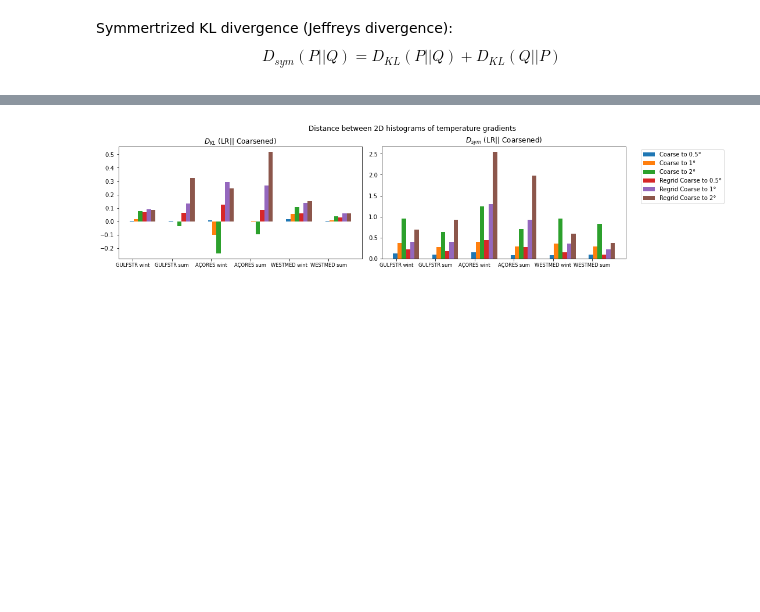
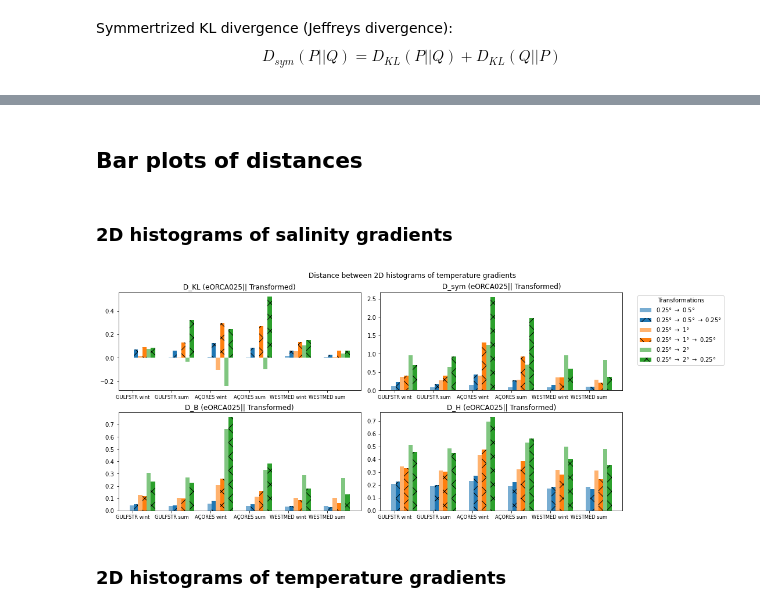
Before and after one commit to anastasiaGor/oceanDataNotebooks, a Jupyter notebook: gcm_filter/histo_distances.ipynb, the cells around one changed output, grey strips where cells are left out. Drawn from its saved outputs; the diff is of its cells as text; code cells hidden in the pictures; blank space fills up the shorter version.

Commit message:
finished comparison between distances

```diff
--- a/gcm_filter/histo_distances.ipynb
+++ b/gcm_filter/histo_distances.ipynb
@@ -269,7 +229,7 @@ def apply_filter_downsample(dataHR, filter_coef, coarse_window_size) :
 # %%
-filters = [dict({'filter_coef' : 0, 'coarsening_window_size' : 2, 'label' : 'Coarse to 0.5°'}),
-          dict({'filter_coef' : 0, 'coarsening_window_size' : 4, 'label' : 'Coarse to 1°'}),
-          dict({'filter_coef' : 0, 'coarsening_window_size' : 8, 'label' : 'Coarse to 2°'})
+filters = [dict({'filter_coef' : 0, 'coarsening_window_size' : 2, 'label' : r'0.25° $\rightarrow$ 0.5°'}),
+          dict({'filter_coef' : 0, 'coarsening_window_size' : 4, 'label' : r'0.25° $\rightarrow$ 1°'}),
+          dict({'filter_coef' : 0, 'coarsening_window_size' : 8, 'label' : r'0.25° $\rightarrow$ 2°'})
           ]
 # %%
 %%time
@@ -302,7 +264,7 @@ for row in range(len(data)) :
 regrid_method = "bilinear"
 # %%
 for i in range(len(data)) :
-    data[i]['Regrid_LR_mod'] = [dict({'label' : filters[ifilter]['label']}) for ifilter in range(len(filters))]
+    data[i]['Regrid_LR_mod'] = [dict({'label' : filters[ifilter]['label'] +  r' $\rightarrow$ 0.5°'}) for ifilter in range(len(filters))]
 # %%
 %%time
 %%capture --no-display
@@ -485,7 +449,7 @@ for subfig_index, region in enumerate([0,1]) :
     hist_joint = margin_hist(sel_data1, 1, x, y, top_ax, right_ax, big_ax)
     hist_joint = margin_hist(sel_data2, 2, x, y, top_ax, right_ax, big_ax)
     big_ax.set(xlabel=r'$\nabla_x$ Temp', ylabel=r'$\nabla_y$ Temp')
-    big_ax.legend(handles=top_ax.lines, labels=['eORCA025', 'Coarsened to 0.5°', 'Regrid back'], loc='lower right')
+    big_ax.legend(handles=top_ax.lines, labels=['eORCA025', 'Coarsened to 0.5°', 'Regrid back to 0.25°'], loc='lower right')
 
     subfigs[subfig_index].colorbar(hist_joint, ax=cbar_ax, anchor=(0.0, 0.0),pad=0.25,fraction=1.)
 
@@ -566,7 +530,7 @@ for subfig_index, region in enumerate([0,1]) :
     hist_joint = margin_hist(sel_data1, 1, x, y, top_ax, right_ax, big_ax)
     hist_joint = margin_hist(sel_data2, 2, x, y, top_ax, right_ax, big_ax)
     big_ax.set(xlabel=r'($\nabla$ Temp)$^2$', ylabel=r'($\nabla$ Sal)$^2$')
-    big_ax.legend(handles=top_ax.lines, labels=['eORCA025', 'Coarsened to 0.5°', 'Regrid back'], loc='upper right')
+    big_ax.legend(handles=top_ax.lines, labels=['eORCA025', 'Coarsened to 0.5°', 'Regrid back to 0.25°'], loc='upper right')
 
     subfigs[subfig_index].colorbar(hist_joint, ax=cbar_ax, anchor=(0.0, 0.0),pad=0.25,fraction=1.)
 
@@ -595,35 +581,34 @@ def D_sym(hist_P, hist_Q) :
+# %% [markdown]
+## Bar plots of distances
+# %% [markdown]
+### 2D histograms of salinity gradients
 # %%
-fig, ax = plt.subplots(nrows=1, ncols=2, constrained_layout=True, figsize=(15, 3.5))
+fig, ax = plt.subplots(nrows=2, ncols=2, constrained_layout=True, figsize=(15, 6))
 fig.suptitle('Distance between 2D histograms of temperature gradients')
 name_hist = 'hist_temp_grad_2D'
 ref_dataKey = 'LR'
 x = np.arange(len(data))
 bar_width = 0.11
-#ax[0].bar(x, [D_KL(hists[region][ref_dataKey][name_hist], hists[region]['HR'][name_hist]) for region in range(len(data))], width=bar_width)
-#ax[1].bar(x, [D_sym(hists[region][ref_dataKey][name_hist], hists[region]['HR'][name_hist]) for region in range(len(data))], width=bar_width, label='HR no filter')
-for ifilter in range(len(filters)) :
-    ax[0].bar(x+(ifilter+1)*bar_width, [D_KL(hists[region][ref_dataKey][name_hist], hists[region]['LR_mod'][ifilter][name_hist]) for region in range(len(data))], width=bar_width)
-    ax[1].bar(x+(ifilter+1)*bar_width, [D_sym(hists[region][ref_dataKey][name_hist], hists[region]['LR_mod'][ifilter][name_hist]) for region in range(len(data))], \
-              width=bar_width, label=filters[ifilter]['label'])
-
-for ifilter in range(len(filters)) :
-    ax[0].bar(x+(ifilter+4)*bar_width, [D_KL(hists[region][ref_dataKey][name_hist], hists[region]['Regrid_LR_mod'][ifilter][name_hist]) for region in range(len(data))], width=bar_width)
-    ax[1].bar(x+(ifilter+4)*bar_width, [D_sym(hists[region][ref_dataKey][name_hist], hists[region]['Regrid_LR_mod'][ifilter][name_hist]) for region in range(len(data))], \
-              width=bar_width, label='Regrid '+filters[ifilter]['label'])
-ax[0].set_xticks(x + 1.25*bar_width)
-ax[0].set_xticklabels([data[region]['label'] for region in range(len(data))],fontsize=10)
-ax[0].xaxis.set_tick_params(labelsize='small')
-ax[0].set(title=r'$D_{KL}$ ('+ ref_dataKey +'|| Coarsened)')
-ax[0].set(yscale='linear')
-
-ax[1].set_xticks(x + 1.25*bar_width)
-ax[1].set_xticklabels([data[region]['label'] for region in range(len(data))])
-ax[1].xaxis.set_tick_params(labelsize='small')
-ax[1].set(title=r'$D_{sym}$ ('+ ref_dataKey +'|| Coarsened)')
-ax[1].set(yscale='linear')
-
-ax[-1].legend(bbox_to_anchor=(1.05, 1), loc='upper left')
+distances = [D_KL, D_sym, D_B, D_H]
+for i_distance, i_ax in enumerate(np.ndindex(2, 2)):
+    for ifilter in range(len(filters)) :
+        ax[i_ax].bar(x+(2*ifilter+1)*bar_width, [distances[i_distance](hists[region][ref_dataKey][name_hist], hists[region]['LR_mod'][ifilter][name_hist]) for region in range(len(data))], \
+                  color=line_colors[ifilter], width=bar_width, alpha=0.6, label=filters[ifilter]['label'])
+#         ax[1].bar(x+(2*ifilter+1)*bar_width, [D_sym(hists[region][ref_dataKey][name_hist], hists[region]['LR_mod'][ifilter][name_hist]) for region in range(len(data))], \
+#                   width=bar_width, color=line_colors[ifilter], alpha=0.6, label=filters[ifilter]['label'])
+        ax[i_ax].bar(x+(2*ifilter+2)*bar_width, [distances[i_distance](hists[region][ref_dataKey][name_hist], hists[region]['Regrid_LR_mod'][ifilter][name_hist]) for region in range(len(data))], \
+                  color=line_colors[ifilter], width=bar_width, hatch='x', label=filters[ifilter]['label']+r' $\rightarrow$ 0.25°')
+#         ax[1].bar(x+(2*ifilter+2)*bar_width, [D_sym(hists[region][ref_dataKey][name_hist], hists[region]['Regrid_LR_mod'][ifilter][name_hist]) for region in range(len(data))], \
+#                   color=line_colors[ifilter], width=bar_width, hatch='x', label=filters[ifilter]['label']+r' $\rightarrow$ 0.25°')
+    ax[i_ax].set_xticks(x + 1.25*bar_width)
+    ax[i_ax].set_xticklabels([data[region]['label'] for region in range(len(data))],fontsize=10)
+    ax[i_ax].xaxis.set_tick_params(labelsize='small')
+    ax[i_ax].set(title=distances[i_distance].__name__+' (eORCA025|| Transformed)')
+    ax[i_ax].set(yscale='linear')
+ax[0,1].legend(bbox_to_anchor=(1.05, 1), loc='upper left', title='Transformations')
 plt.show()
 # %% [output]
-[figure, old version]
+[figure, new version]
+# %% [markdown]
+### 2D histograms of temperature gradients
 # %%
```
Also changed, not shown: parts of 38 cells of this notebook.
